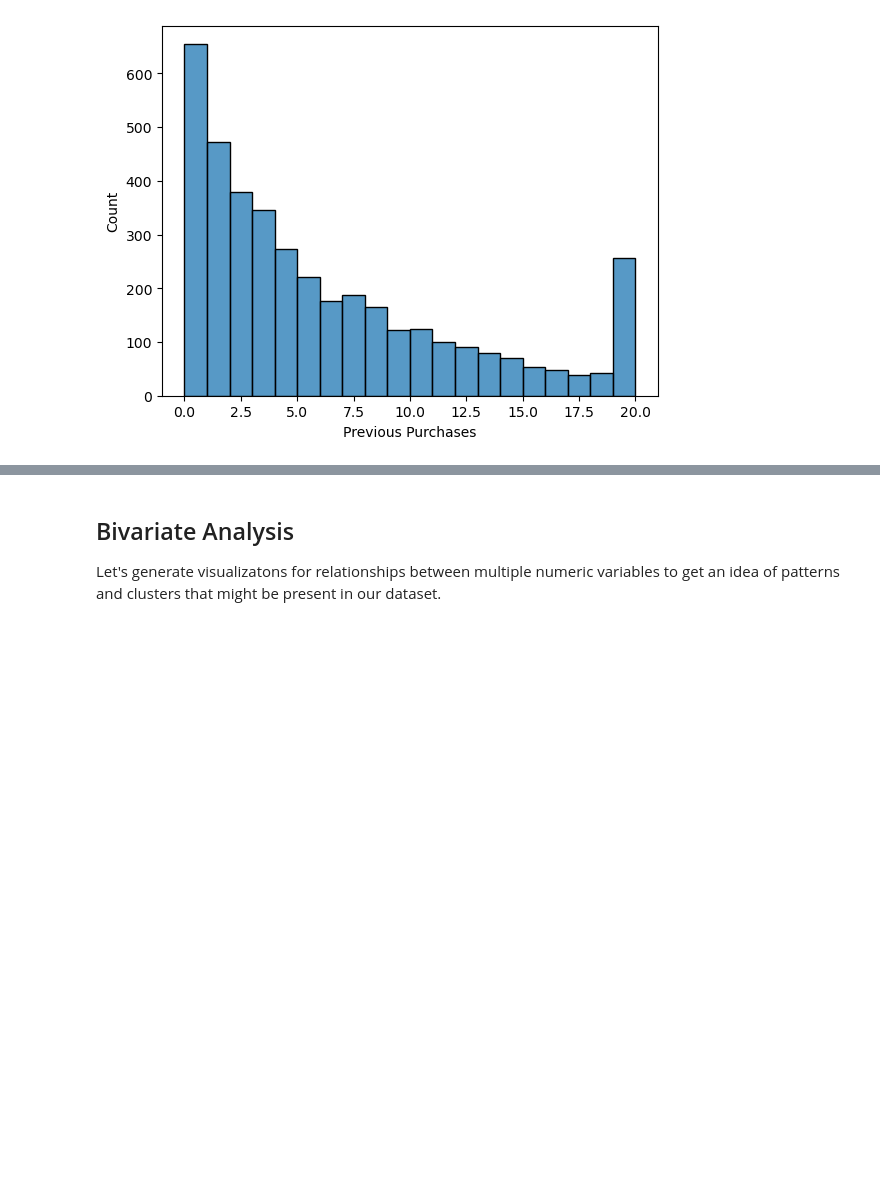
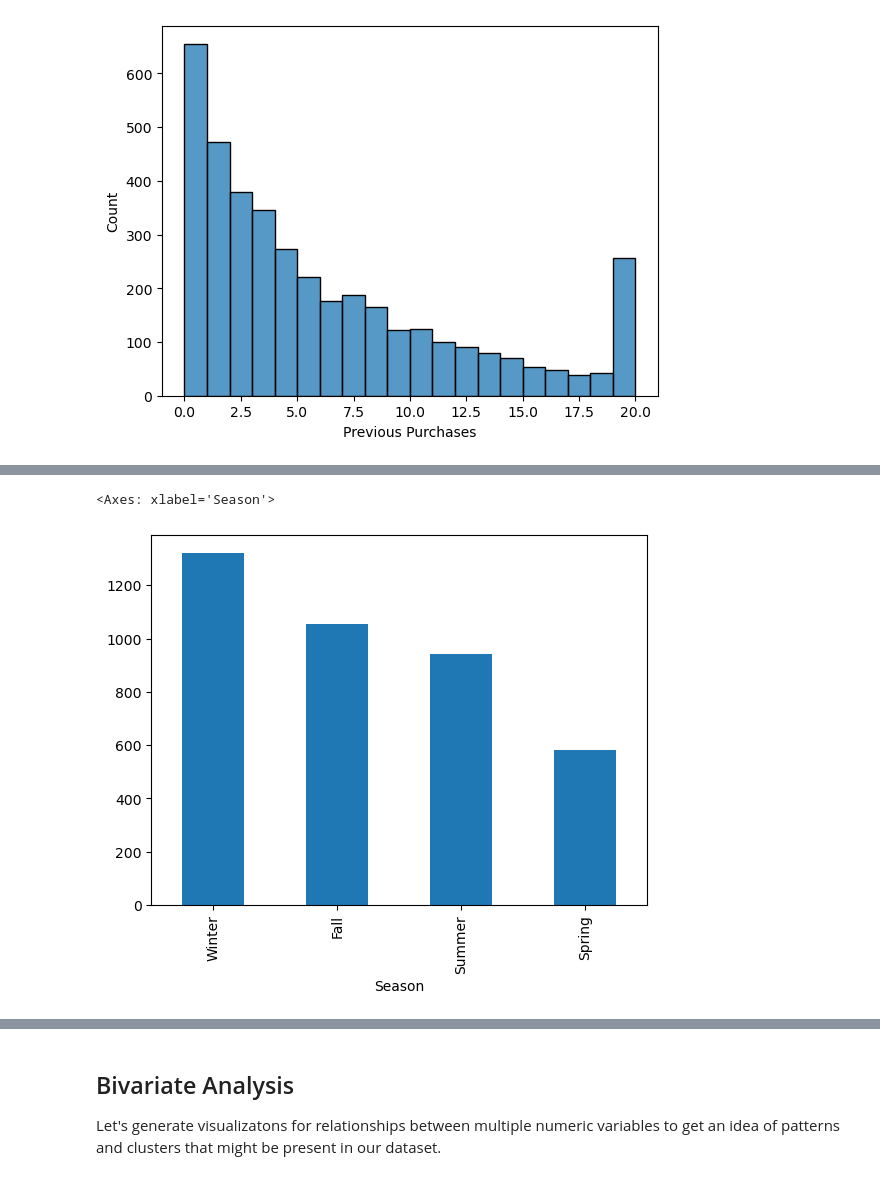
Before and after one commit to ufomaok/shopping_behavior, a Jupyter notebook: code/01explore.ipynb, the cells around one changed output, grey strips where cells are left out. Cells and saved outputs as stored; diff of their text form; code cells hidden in the pictures; blank space fills up the shorter version.

```diff
--- a/code/01explore.ipynb
+++ b/code/01explore.ipynb
@@ -92,11 +102,14 @@ sns.histplot(data = df, x = 'Previous Purchases')
 # %%
 # TODO: count the frequency of unique values in the "Season" column, save this value into a new dataframe named "season_counts"
 
-...
+season_counts = df.value_counts('Season')
 # %%
 # TODO: plot a matplotlib barplot for the season_counts dataframe
 
-...
+season_counts.plot.bar()
+# %% [output]
+<Axes: xlabel='Season'>
+[figure, added]
 # %%
 # TODO: count the frequency of unique values in the "Shipping Type" column, save this value into a new dataframe named "ship_counts"
 
```
Also changed, not shown: parts of 6 cells of this notebook.
